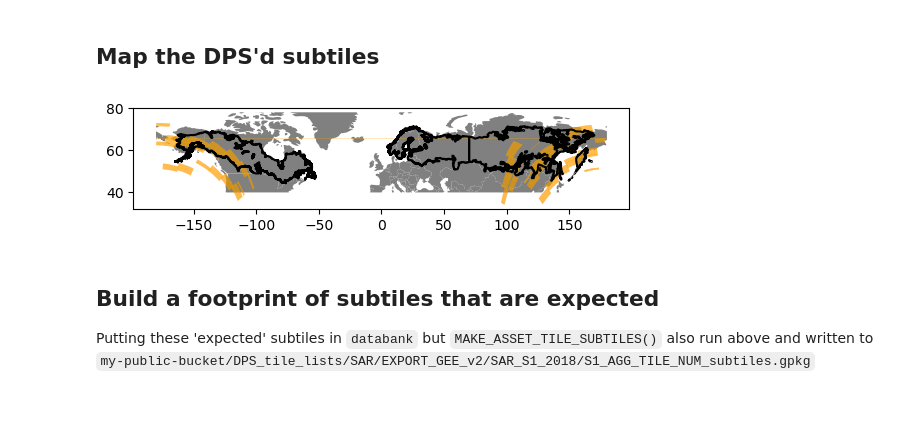
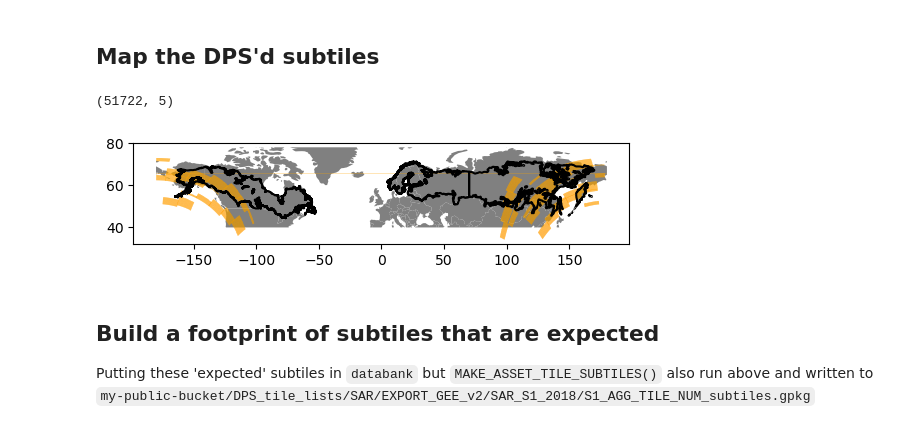
Before and after one commit to lauraduncanson/icesat2_boreal, a Jupyter notebook: notebooks/3.Gridded_product_development/DPS_gee_export.ipynb, the cells around one changed output. Drawn from its saved outputs; the diff is of its cells as text; code cells hidden in the pictures.

```diff
--- a/notebooks/3.Gridded_product_development/DPS_gee_export.ipynb
+++ b/notebooks/3.Gridded_product_development/DPS_gee_export.ipynb
@@ -447,9 +475,12 @@ Wall time: 873 ms
 ## Map the DPS'd subtiles
 # %%
 json_fn = 's3://maap-ops-workspace/shared/montesano/DPS_tile_lists/SAR/EXPORT_GEE_v2/SAR_S1_2018/S1_tindex_master.json'
-ExtractUtils.show_tiles_map(ExtractUtils.make_gdf_from_json(json_fn) )
+gdf = ExtractUtils.make_gdf_from_json(json_fn)
+ExtractUtils.show_tiles_map(gdf)
+gdf.shape
 # %% [output]
+(51722, 5)
-[figure, old version]
+[figure, new version]
 # %% [markdown]
 ## Build a footprint of subtiles that are expected
 
```
Also changed, not shown: parts of 8 cells of this notebook, 2 other files.
